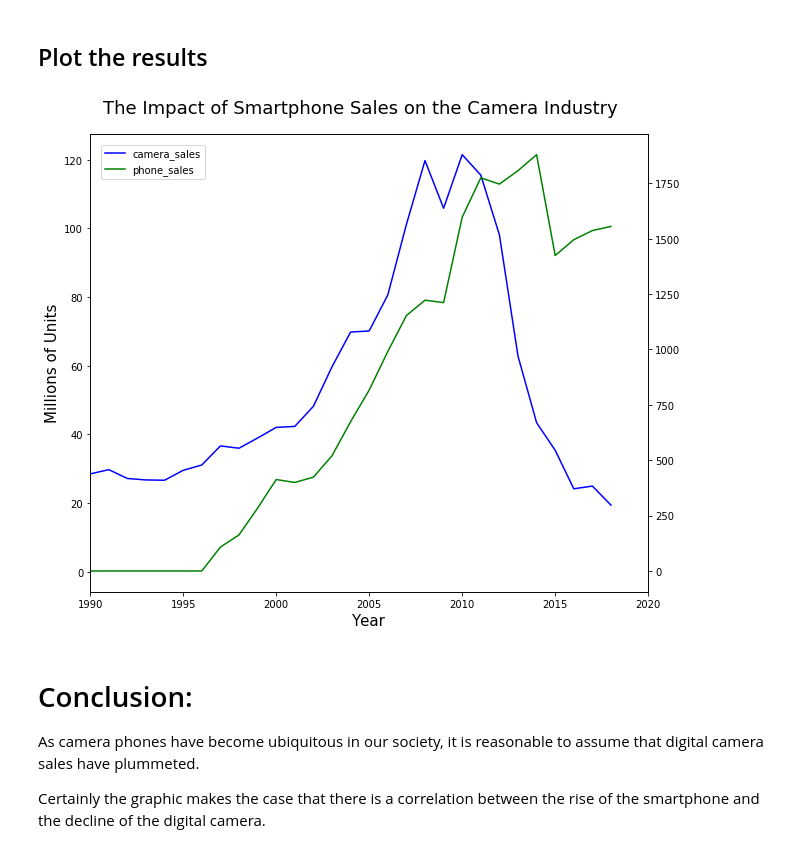
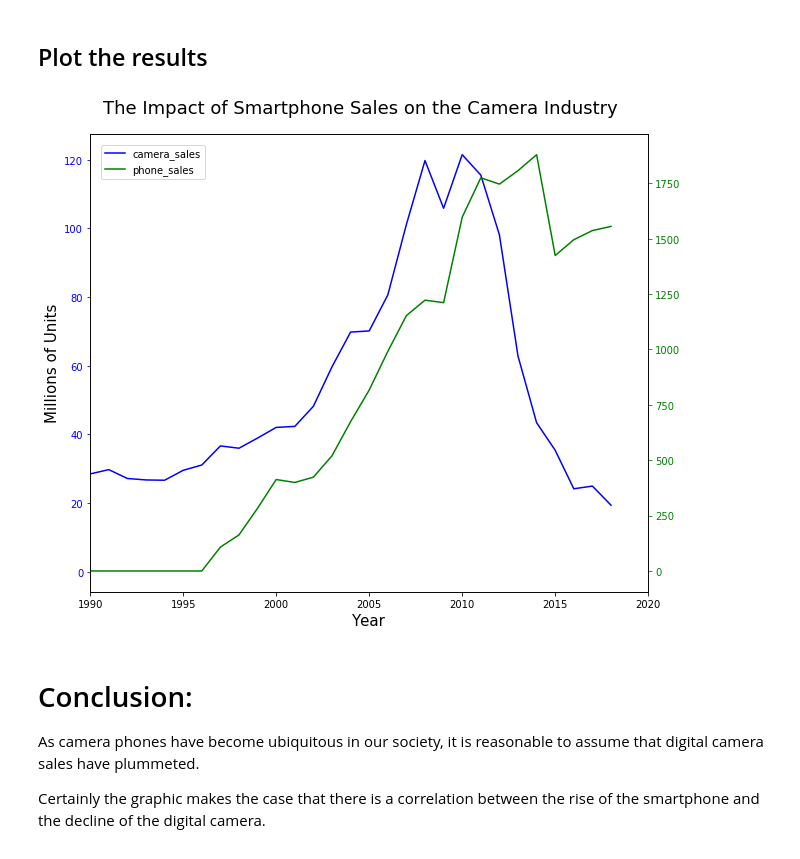
Before and after one commit to 0xjimm/data-is-beautiful, a Jupyter notebook: smartphones-impact/Smartphones_Impact.ipynb, the cells around one changed output. Drawn from its saved outputs; the diff is of its cells as text; code cells hidden in the pictures.

Commit message:
Update tick colors

```diff
--- a/smartphones-impact/Smartphones_Impact.ipynb
+++ b/smartphones-impact/Smartphones_Impact.ipynb
@@ -253,20 +253,22 @@ df_combined
 # %%
 # use matplotlib library to plot two lines
 fig, ax1 = plt.subplots(figsize=(10,8))
 ax1.plot('year', 'camera_sales', data = df_combined, color = 'blue')
 ax1.set_xlim(1990,2020)
 ax1.set_xlabel('Year', fontsize = 15)
 ax1.set_ylabel('Millions of Units', fontsize = 15)
+ax1.tick_params(axis = 'y', colors = 'b')
 
 ax2 = ax1.twinx()
 ax2.plot('year', 'phone_sales', data = df_combined, color = 'green')
+ax2.tick_params(axis = 'y', colors = 'g')
 
 fig.suptitle('The Impact of Smartphone Sales on the Camera Industry', fontsize = 18)
 fig.subplots_adjust(top=.92)
 fig.legend(loc = 'upper left', bbox_to_anchor = (0.08, 0.86))
 fig.savefig('graph1.png');
 # %% [output]
-[figure, old version]
+[figure, new version]
 # %% [markdown]
 # Conclusion:
 
```
